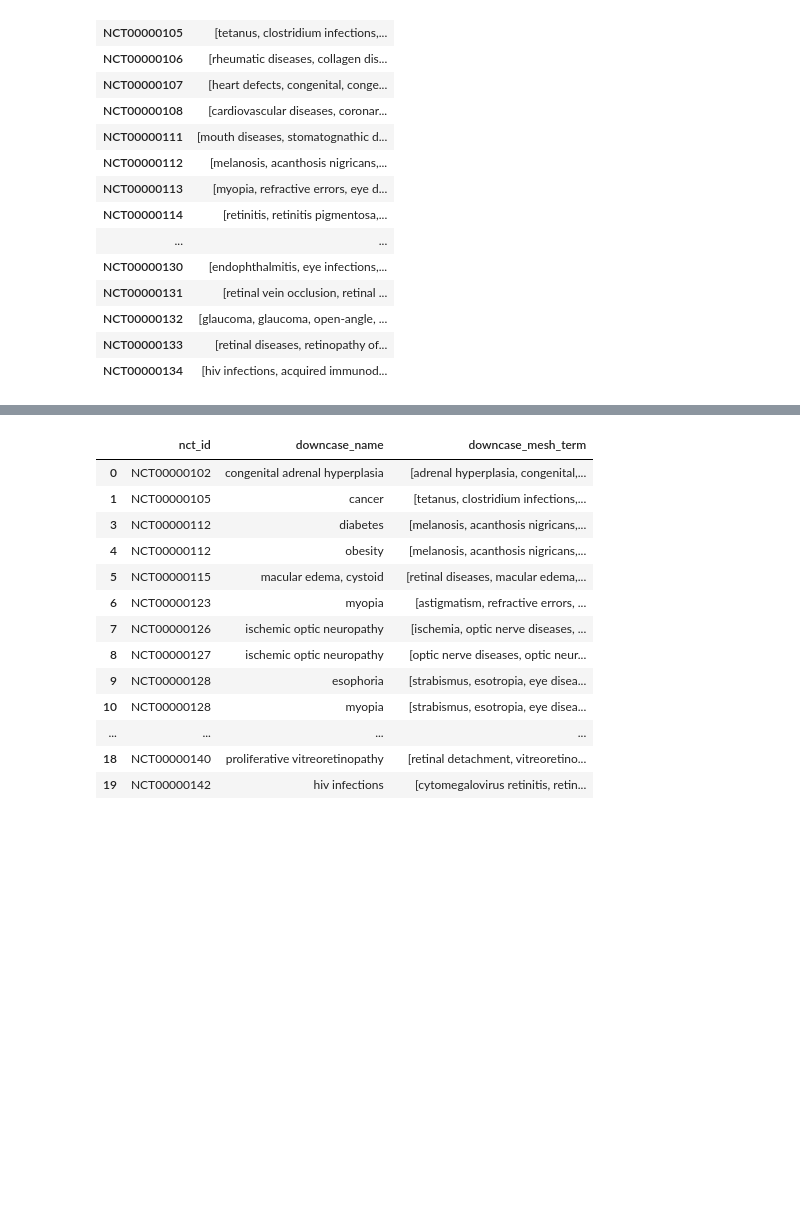
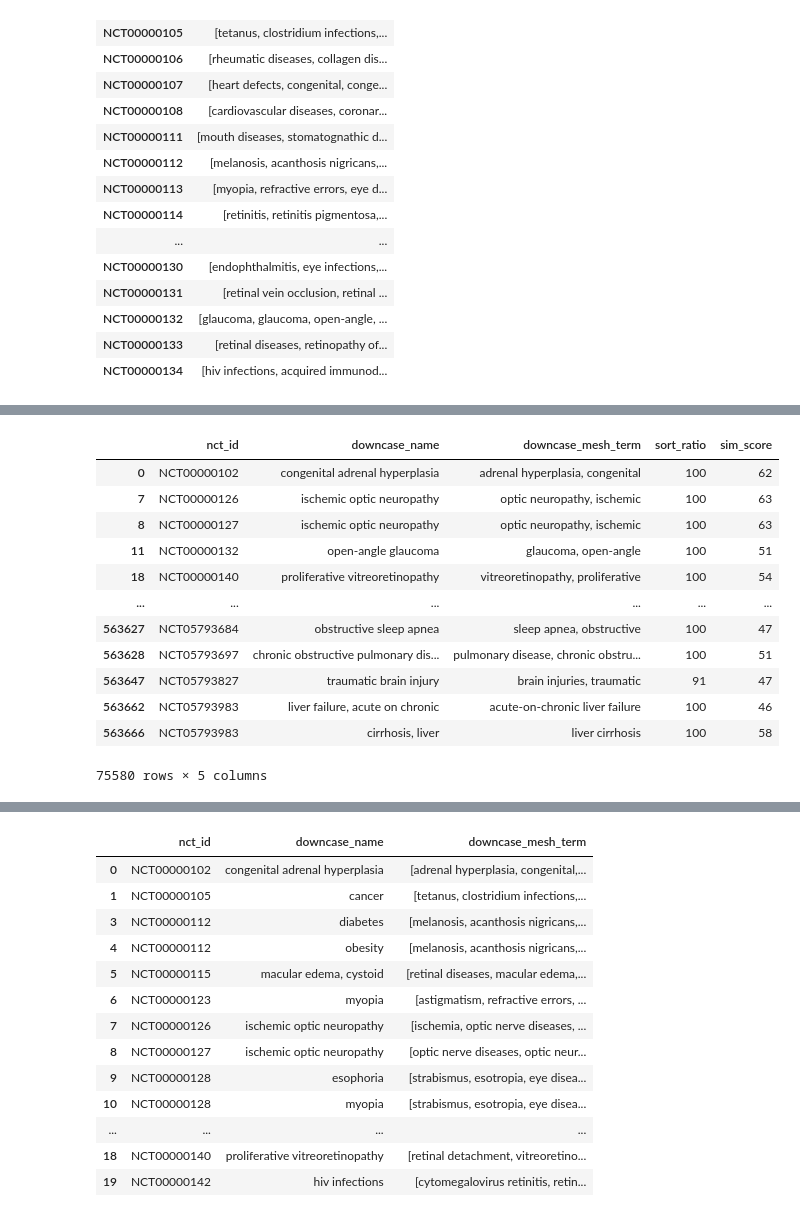
Before and after one commit to GitHubbit/Multiomics_ClinicalTrials_KP, a Jupyter notebook: mapper.ipynb, the cells around one changed output, grey strips where cells are left out. Cells and saved outputs as stored; diff of their text form; code cells hidden in the pictures; blank space fills up the shorter version.

```diff
--- a/mapper.ipynb
+++ b/mapper.ipynb
@@ -136,0 +268,18 @@ with pd.option_context("max_colwidth", None):
+# %%
+conditions_mesh_fuzz_scored = conditions_unmapped_all_mesh_terms[(conditions_unmapped_all_mesh_terms['sim_score'] > 88) | (conditions_unmapped_all_mesh_terms['sort_ratio'] > 88)]
+
+conditions_mesh_fuzz_scored
+# %% [output]
+|  | nct_id | downcase_name | downcase_mesh_term | sort_ratio | sim_score |
+| 0 | NCT00000102 | congenital adrenal hyperplasia | adrenal hyperplasia, congenital | 100 | 62 |
+| 7 | NCT00000126 | ischemic optic neuropathy | optic neuropathy, ischemic | 100 | 63 |
+| 8 | NCT00000127 | ischemic optic neuropathy | optic neuropathy, ischemic | 100 | 63 |
+| 11 | NCT00000132 | open-angle glaucoma | glaucoma, open-angle | 100 | 51 |
+| 18 | NCT00000140 | proliferative vitreoretinopathy | vitreoretinopathy, proliferative | 100 | 54 |
+| ... | ... | ... | ... | ... | ... |
+| 563627 | NCT05793684 | obstructive sleep apnea | sleep apnea, obstructive | 100 | 47 |
+| 563628 | NCT05793697 | chronic obstructive pulmonary dis... | pulmonary disease, chronic obstru... | 100 | 51 |
+| 563647 | NCT05793827 | traumatic brain injury | brain injuries, traumatic | 91 | 47 |
+| 563662 | NCT05793983 | liver failure, acute on chronic | acute-on-chronic liver failure | 100 | 46 |
+| 563666 | NCT05793983 | cirrhosis, liver | liver cirrhosis | 100 | 58 |
+75580 rows × 5 columns
```
Also changed, not shown: parts of 23 cells of this notebook.
